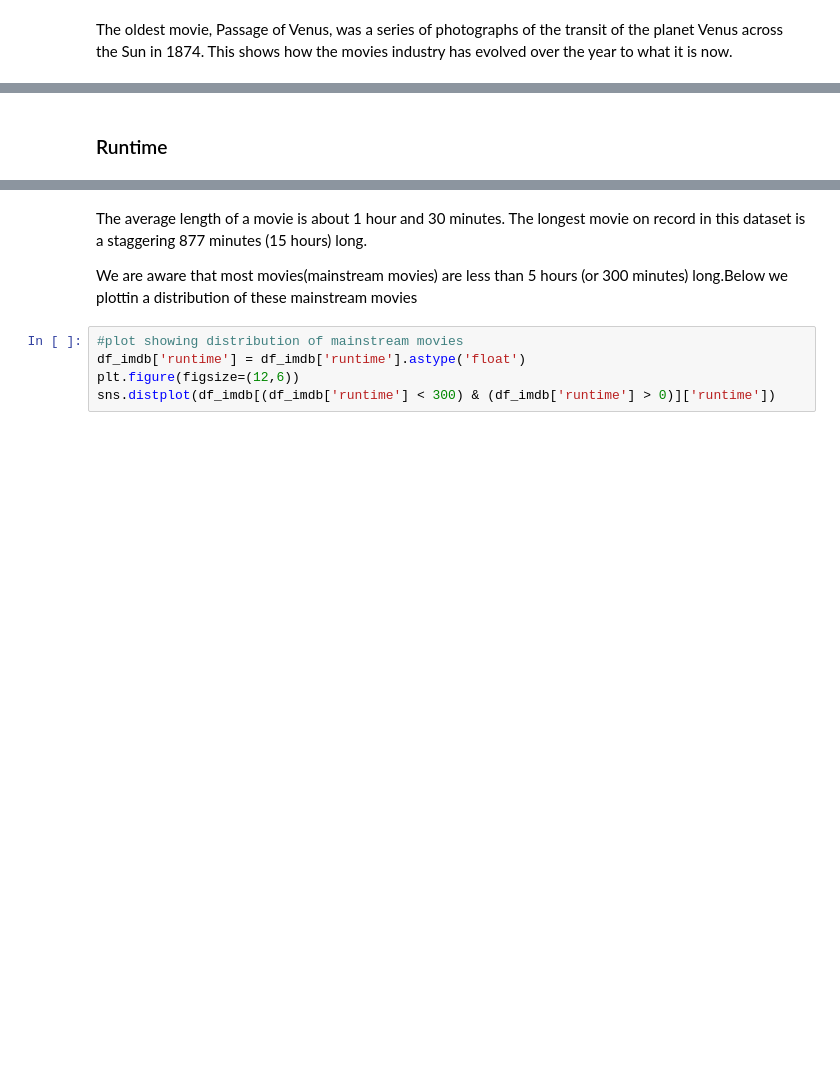
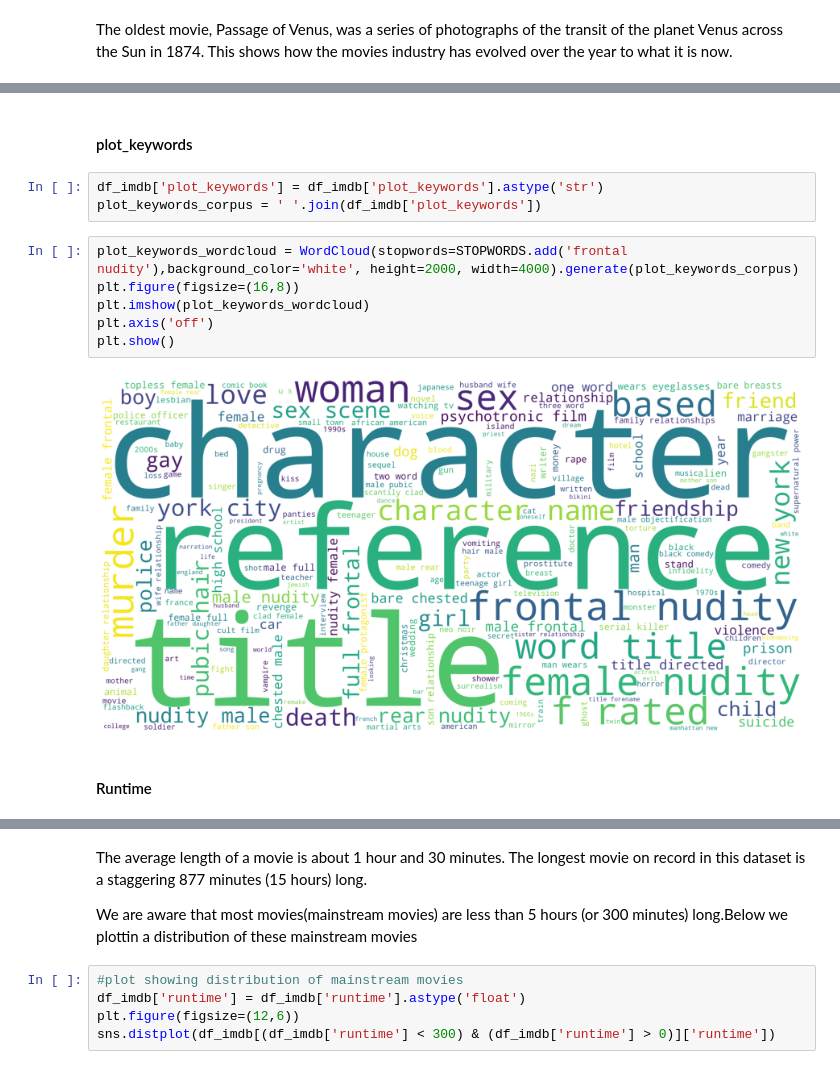
Before and after one commit to Reneilwe-tech/unsupervised-predict-streamlit-template, a Jupyter notebook: Team JS1 Unsupervised Learning Notebook.ipynb, the cells around one changed output, grey strips where cells are left out. Saved outputs shown, nothing was run; the diff lists cells and outputs as text; blank space fills up the shorter version.

```diff
--- a/Team JS1 Unsupervised Learning Notebook.ipynb
+++ b/Team JS1 Unsupervised Learning Notebook.ipynb
@@ -158,4 +324,17 @@ The oldest movie, Passage of Venus, was a series of photographs of the transit o
+# %% [markdown]
+#### plot_keywords
+# %%
+df_imdb['plot_keywords'] = df_imdb['plot_keywords'].astype('str')
+plot_keywords_corpus = ' '.join(df_imdb['plot_keywords'])
+# %%
+plot_keywords_wordcloud = WordCloud(stopwords=STOPWORDS.add('frontal nudity'),background_color='white', height=2000, width=4000).generate(plot_keywords_corpus)
+plt.figure(figsize=(16,8))
+plt.imshow(plot_keywords_wordcloud)
+plt.axis('off')
+plt.show()
+# %% [output]
+[figure, added]
 # %% [markdown]
-### Runtime
+ #### Runtime
 # %%
 df_imdb['runtime'].describe()
```
Also changed, not shown: parts of 42 cells of this notebook.
